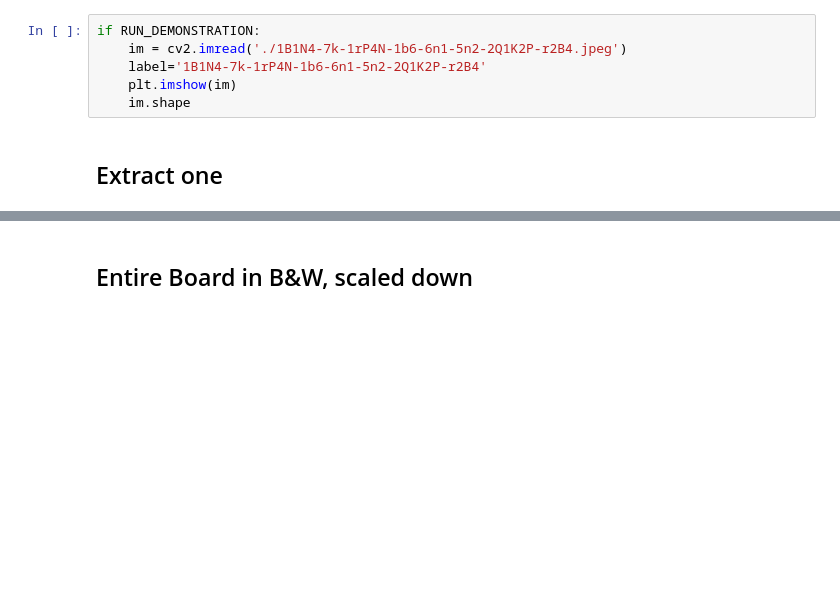
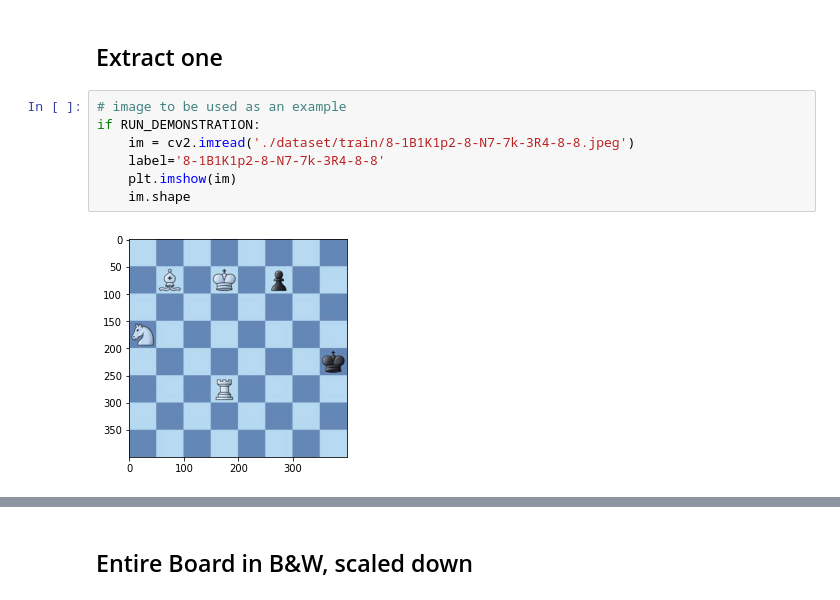
Before and after one commit to jordanc3/COMP5048, a Jupyter notebook: Loading Dataset and Preprocess.ipynb, the cells around one changed output, grey strips where cells are left out. Cells and saved outputs as stored; diff of their text form; blank space fills up the shorter version.

Commit message:
Run output so images are embedded, add tileify function

```diff
--- a/Loading Dataset and Preprocess.ipynb
+++ b/Loading Dataset and Preprocess.ipynb
@@ -209,13 +244,16 @@ def batched_load(test=False,
         yield X, Y
 # %% [markdown]
 # Demonstration
-# %%
-if RUN_DEMONSTRATION:
-    im = cv2.imread('./1B1N4-7k-1rP4N-1b6-6n1-5n2-2Q1K2P-r2B4.jpeg')
-    label='1B1N4-7k-1rP4N-1b6-6n1-5n2-2Q1K2P-r2B4'
-    plt.imshow(im)
-    im.shape
 # %% [markdown]
 ## Extract one
+# %%
+# image to be used as an example
+if RUN_DEMONSTRATION:
+    im = cv2.imread('./dataset/train/8-1B1K1p2-8-N7-7k-3R4-8-8.jpeg')
+    label='8-1B1K1p2-8-N7-7k-3R4-8-8'
+    plt.imshow(im)
+    im.shape
+# %% [output]
+[figure, added]
 # %%
 if RUN_DEMONSTRATION:
```
Also changed, not shown: parts of 10 cells of this notebook.
